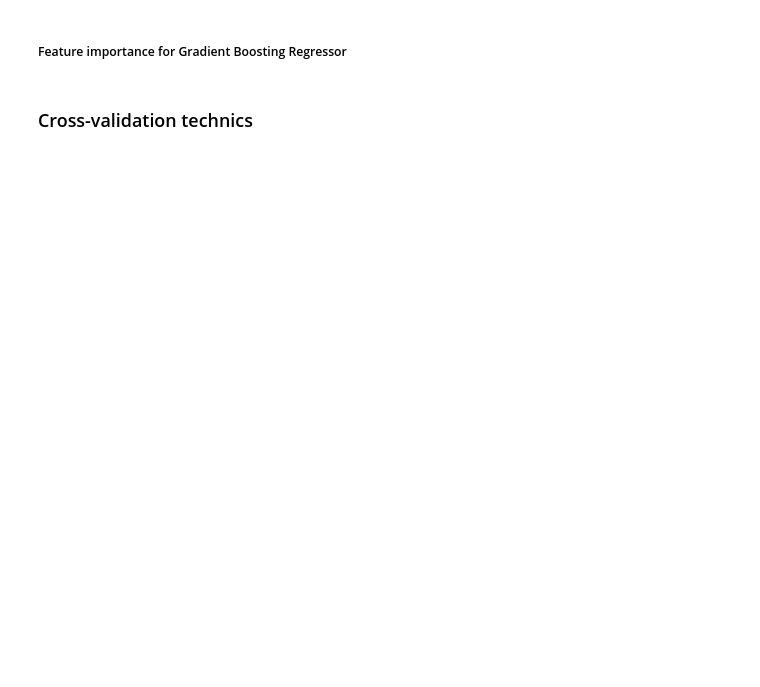
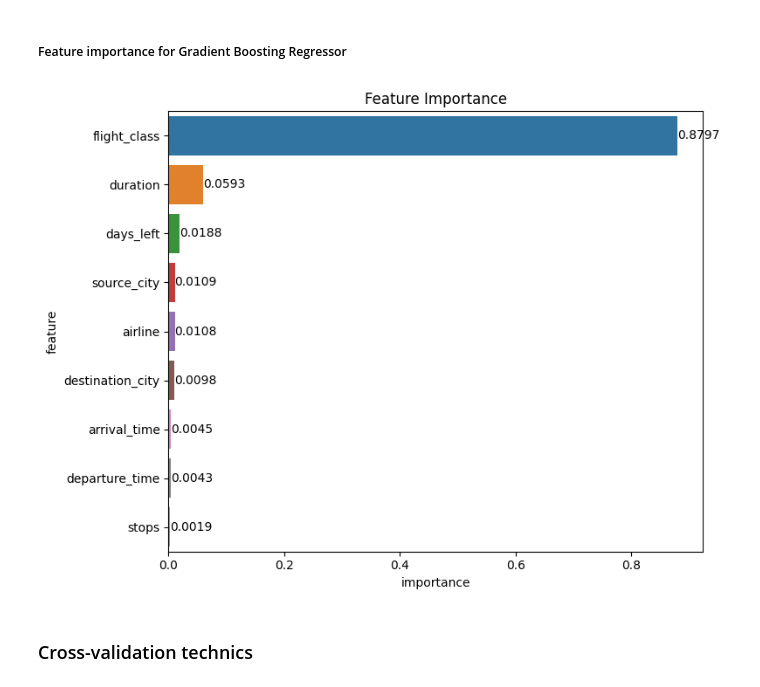
Before and after one commit to ahilah/Flight-Price-Prediction-Model, a Jupyter notebook: flight-price-pred-full.ipynb, the cells around one changed output. Cells and saved outputs as stored; diff of their text form; code cells hidden in the pictures; blank space fills up the shorter version.

```diff
--- a/flight-price-pred-full.ipynb
+++ b/flight-price-pred-full.ipynb
@@ -1960,6 +1960,33 @@ plt.tight_layout()
 plt.show()
 # %% [output]
 [figure]
+# %%
+# list of models and their r2 metric results
+m_list_r2 = []
+m_list_r2.append(result_MinMaxScaler.loc['RandomForestRegressor_MinMaxScaler', 'Test_R2'])
+m_list_r2.append(result_MinMaxScaler.loc['DecisionTreeRegressor_MinMaxScaler', 'Test_R2'])
+m_list_r2.append(result_MinMaxScaler.loc['XGBRegressor_StandardScaler', 'Test_R2'])
+
+# create a DataFrame
+df_model = pd.DataFrame({
+    'Model': ['XGBR_baseline', 'XGBR_MinMaxScaler', 'XGBR_StandardScaler'],
+    'R2': m_list_r2
+})
+
+# plotting
+plt.figure(figsize=(7, 5))
+sns.barplot(x="Model",
+            y="R2",
+            data=df_model)
+
+# add R2 values above each bar
+for i, v in enumerate(df_model['R2']):
+    plt.text(i, v, f'{v:.7f}', ha='center', va='bottom', color='black')
+
+plt.title('R2 Metrics for Different Models')
+plt.ylim(0.9, 1.0)  # adjust the y-axis limits for better visibility
+plt.tight_layout()
+plt.show()
 # %% [markdown]
 ### Final model choice
 # %%
@@ -2038,4 +2067,22 @@ plt.show()
 # %% [markdown]
 ##### Feature importance for Gradient Boosting Regressor
+# %%
+rankings = rf.feature_importances_.tolist()
+importance = pd.DataFrame(sorted(zip(X_train.columns,rankings),
+                                 reverse=True), columns=["feature", "importance"]).sort_values("importance", ascending = False)
+
+plt.figure(figsize=(8,6))
+sns.barplot(x="importance",
+            y="feature",
+            data=importance[:9])
+
+# add R2 values above each bar
+for i, v in enumerate(importance['importance'][:9]):
+    plt.text(v, i, f'{v:.4f}', ha='left', va='center', color='black')
+
+plt.title('Feature Importance')
+plt.tight_layout()
+# %% [output]
+[figure, added]
 # %% [markdown]
 ### Cross-validation technics
```
Also changed, not shown: parts of 8 cells of this notebook.
